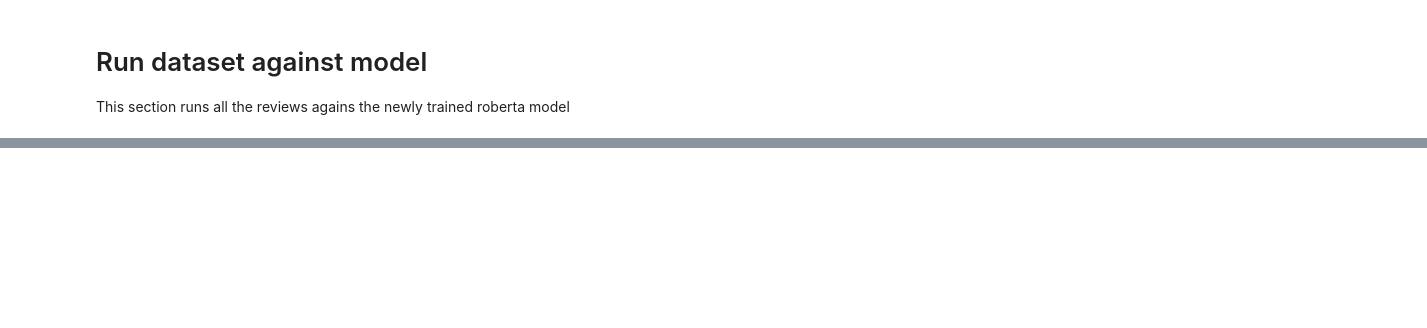
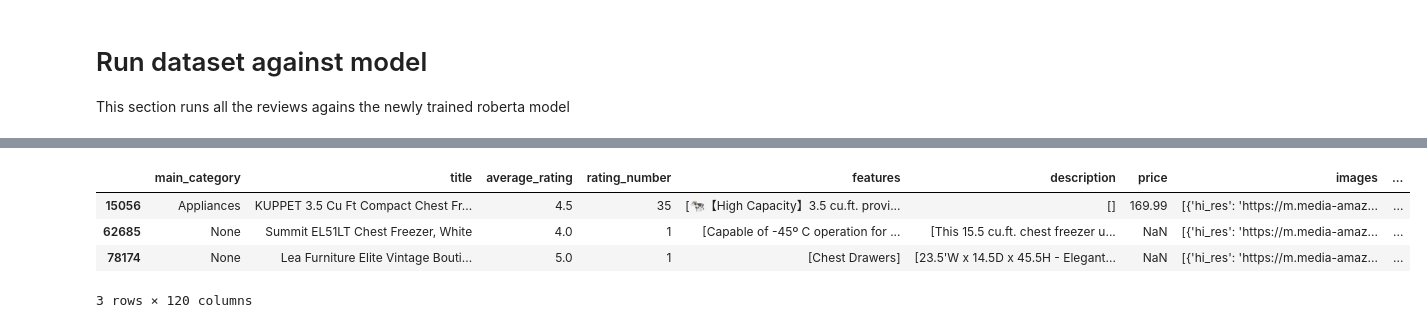
Before and after one commit to gisellegomezp/Project3, a Jupyter notebook: Project Main/data_evaluate.ipynb, the cells around one changed output, grey strips where cells are left out. Saved outputs shown, nothing was run; the diff lists cells and outputs as text; code cells hidden in the pictures; blank space fills up the shorter version.

```diff
--- a/Project Main/data_evaluate.ipynb
+++ b/Project Main/data_evaluate.ipynb
@@ -484,0 +610,27 @@ array([[ 0.01518404, -1.0219876 , -1.0851016 , -0.4624029 ,  1.8717135 ]],
+# %%
+
+# function to find top 3 and bottom 3 reviews
+def find_top_bottom(Appliance_df,meta_flat_df,product_type):
+    # find meta data that match product type
+    selected_product = meta_flat_df[(meta_flat_df[product_type]==1)]['parent_asin'].unique()
+    # find reviews that match product type
+    reviews_with_match_product = Appliance_df[Appliance_df['parent_asin'].isin(selected_product)]
+    # calculate the mean rating for each parent_asin or product type
+    product_ratings_means = reviews_with_match_product.groupby('parent_asin')['compound'].mean().sort_values(ascending=False).reset_index()
+    #print(product_ratings_means)
+    # find top 3 and bottom 3
+    top3 = product_ratings_means[:].head(3)['parent_asin']
+    bottom3 = product_ratings_means[:].tail(3)['parent_asin']
+    # return top 3 and bottom 3 products
+    return meta_flat_df[meta_flat_df['parent_asin'].isin(top3)], meta_flat_df[meta_flat_df['parent_asin'].isin(bottom3)]
+
+# find top and bottom 3 products with best and worst scores.
+top3,bottom3 = find_top_bottom(combined_df,meta_flat_df,product_type='Chest Freezers')
+# %%
+top3
+# %% [output]
+|  | main_category | title | average_rating | rating_number | features | description | price | images | ... |
+| 15056 | Appliances | KUPPET 3.5 Cu Ft Compact Chest Fr... | 4.5 | 35 | [🐄【High Capacity】3.5 cu.ft. provi... | [] | 169.99 | [{'hi_res': 'https://m.media-amaz... | ... |
+| 62685 | None | Summit EL51LT Chest Freezer, White | 4.0 | 1 | [Capable of -45º C operation for ... | [This 15.5 cu.ft. chest freezer u... | NaN | [{'hi_res': 'https://m.media-amaz... | ... |
+| 78174 | None | Lea Furniture Elite Vintage Bouti... | 5.0 | 1 | [Chest Drawers] | [23.5'W x 14.5D x 45.5H - Elegant... | NaN | [{'hi_res': 'https://m.media-amaz... | ... |
+3 rows × 120 columns
```
Also changed, not shown: parts of 19 cells of this notebook.
